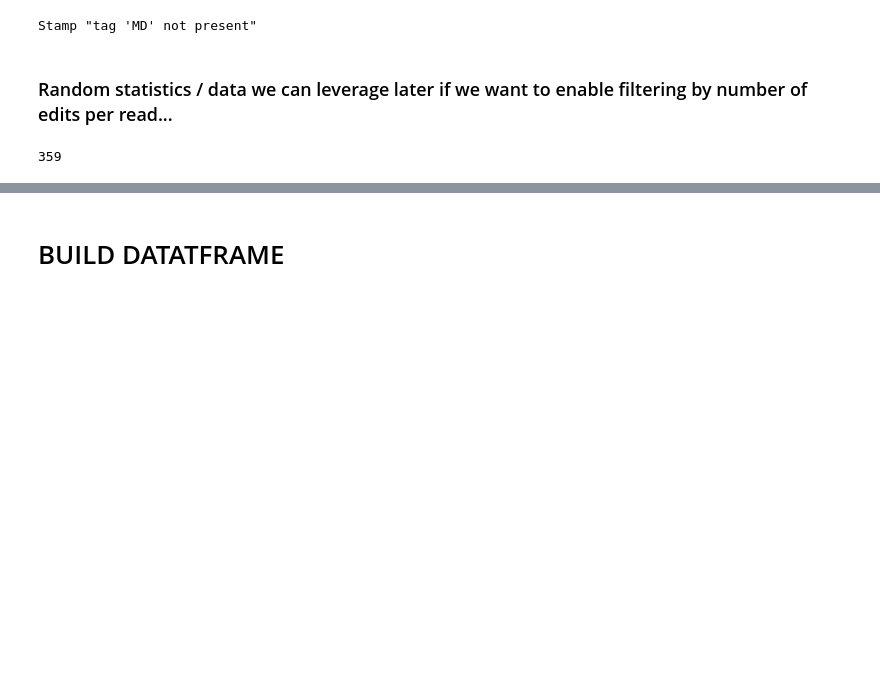
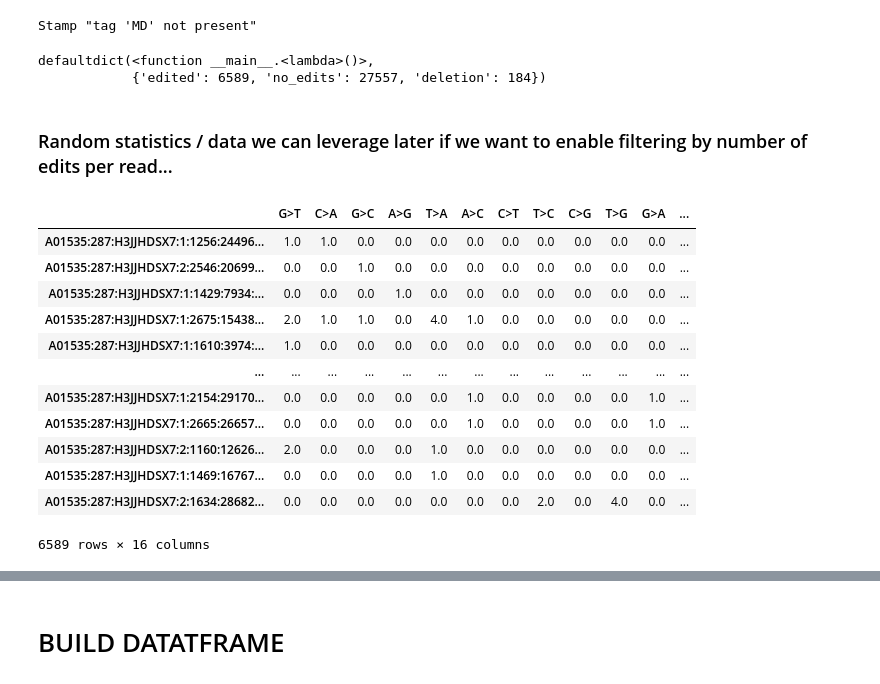
Before and after one commit to howardxu520/MARINE, a Jupyter notebook: scripts/check_against_pileup.ipynb, the cells around one changed output, grey strips where cells are left out. Saved outputs shown, nothing was run; the diff lists cells and outputs as text; code cells hidden in the pictures; blank space fills up the shorter version.

```diff
--- a/scripts/check_against_pileup.ipynb
+++ b/scripts/check_against_pileup.ipynb
@@ -78,12 +81,29 @@ for contig in contig_lengths_dict.keys():
         print(contig, e)
 # %% [output]
 Stamp "tag 'MD' not present"
+# %%
+counts
+# %% [output]
+defaultdict(<function __main__.<lambda>()>,
+            {'edited': 6589, 'no_edits': 27557, 'deletion': 184})
 # %% [markdown]
 ### Random statistics / data we can leverage later if we want to enable filtering by number of edits per read...
-# %%
-len(ref_positions_for_reads_with_high_edit_counts)
-# %% [output]
-359
 # %%
 num_edits_per_read_df = pd.DataFrame(num_edits_per_read).T.fillna(0)
+# %%
+num_edits_per_read_df
+# %% [output]
+|  | G>T | C>A | G>C | A>G | T>A | A>C | C>T | T>C | C>G | T>G | G>A | ... |
+| A01535:287:H3JJHDSX7:1:1256:24496... | 1.0 | 1.0 | 0.0 | 0.0 | 0.0 | 0.0 | 0.0 | 0.0 | 0.0 | 0.0 | 0.0 | ... |
+| A01535:287:H3JJHDSX7:2:2546:20699... | 0.0 | 0.0 | 1.0 | 0.0 | 0.0 | 0.0 | 0.0 | 0.0 | 0.0 | 0.0 | 0.0 | ... |
+| A01535:287:H3JJHDSX7:1:1429:7934:... | 0.0 | 0.0 | 0.0 | 1.0 | 0.0 | 0.0 | 0.0 | 0.0 | 0.0 | 0.0 | 0.0 | ... |
+| A01535:287:H3JJHDSX7:1:2675:15438... | 2.0 | 1.0 | 1.0 | 0.0 | 4.0 | 1.0 | 0.0 | 0.0 | 0.0 | 0.0 | 0.0 | ... |
+| A01535:287:H3JJHDSX7:1:1610:3974:... | 1.0 | 0.0 | 0.0 | 0.0 | 0.0 | 0.0 | 0.0 | 0.0 | 0.0 | 0.0 | 0.0 | ... |
+| ... | ... | ... | ... | ... | ... | ... | ... | ... | ... | ... | ... | ... |
+| A01535:287:H3JJHDSX7:1:2154:29170... | 0.0 | 0.0 | 0.0 | 0.0 | 0.0 | 1.0 | 0.0 | 0.0 | 0.0 | 0.0 | 1.0 | ... |
+| A01535:287:H3JJHDSX7:1:2665:26657... | 0.0 | 0.0 | 0.0 | 0.0 | 0.0 | 1.0 | 0.0 | 0.0 | 0.0 | 0.0 | 1.0 | ... |
+| A01535:287:H3JJHDSX7:2:1160:12626... | 2.0 | 0.0 | 0.0 | 0.0 | 1.0 | 0.0 | 0.0 | 0.0 | 0.0 | 0.0 | 0.0 | ... |
+| A01535:287:H3JJHDSX7:1:1469:16767... | 0.0 | 0.0 | 0.0 | 0.0 | 1.0 | 0.0 | 0.0 | 0.0 | 0.0 | 0.0 | 0.0 | ... |
+| A01535:287:H3JJHDSX7:2:1634:28682... | 0.0 | 0.0 | 0.0 | 0.0 | 0.0 | 0.0 | 0.0 | 2.0 | 0.0 | 4.0 | 0.0 | ... |
+6589 rows × 16 columns
 # %%
```
Also changed, not shown: parts of 7 cells of this notebook.
